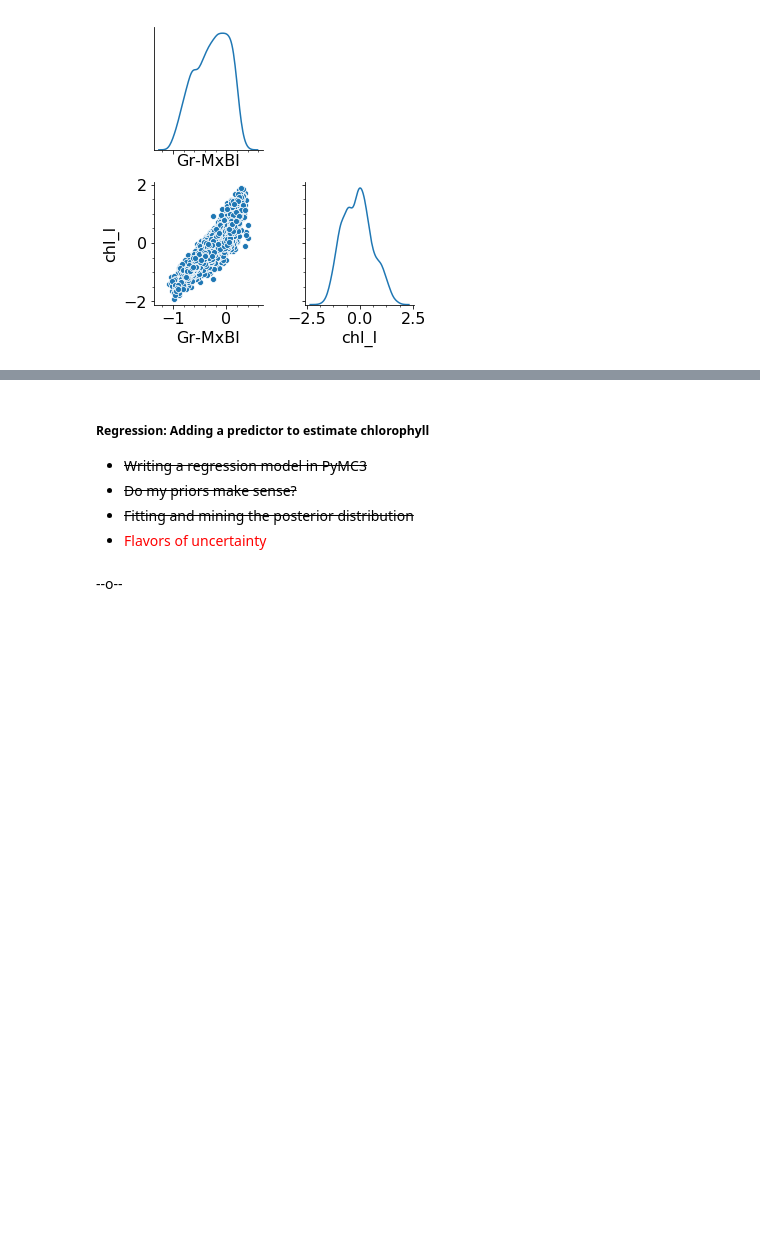
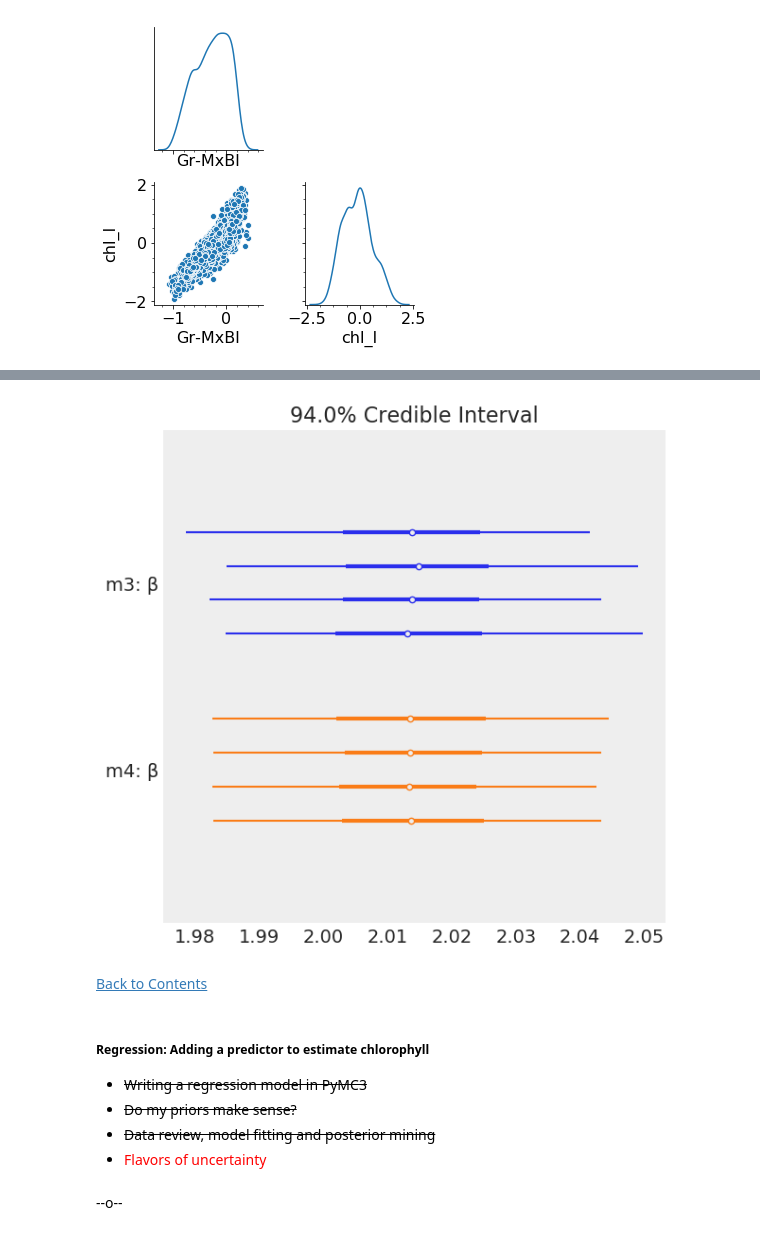
Before and after one commit to madHatter106/chlorophyll_models, a Jupyter notebook: Bayesian Tutorial.ipynb, the cells around one changed output, grey strips where cells are left out. Cells and saved outputs as stored; diff of their text form; code cells hidden in the pictures; blank space fills up the shorter version.

```diff
--- a/Bayesian Tutorial.ipynb
+++ b/Bayesian Tutorial.ipynb
@@ -893,7 +897,7 @@ with pm.Model() as m3:
     α = pm.Normal('α', mu=0, sd=0.5)
     β = pm.Normal('β', mu=0, sd=0.5)
     σ = pm.Uniform('σ', lower=0, upper=2)
-    μ = α + β * x
+    μ = α + β * x_c
     lkl = pm.Normal('likelihood', mu=μ, sd=σ,
                     observed=y)
 # %%
@@ -913,8 +917,9 @@ pl.xlabel('centered log(Gr-to-MaxBlue)');
 with pm.Model() as m4:
     α = pm.Normal('α', mu=0, sd=0.5)
     β = pm.HalfNormal('β', sd=0.5)
-    σ = pm.Uniform('σ', lower=0, upper=2)
-    μ = α + β * x
+    #σ = pm.Uniform('σ', lower=0, upper=2)
+    σ = pm.Exponential('σ', lam=1)
+    μ = α + β * x_c
     lkl = pm.Normal('likelihood', mu=μ, sd=σ,
                     observed=y)
 # %%
@@ -947,3 +955,5 @@ make_lower_triangle(g3)
 # %%
 with m3:
     trace_m3 = pm.sample(2000, tune=1000, chains=4)
+with m4:
+    trace_m4 = pm.sample(2000, tune=1000, chains=4)
@@ -952,8 +969,16 @@ pm.traceplot(trace_m3);
+# %%
+ar.style.use('arviz-darkgrid')
+ar.plot_forest([trace_m3, trace_m4], model_names=['m3', 'm4'], var_names=['β']);
+# %% [output]
+[figure, added]
+# %% [markdown]
+[Back to Contents](#TOP)
+<a id='UNC'></a>
 # %% [markdown]
 ##### Regression: Adding a  predictor to estimate chlorophyll
 * ~~Writing a regression model in PyMC3~~
 * ~~Do my priors make sense?~~
-* ~~Fitting and mining the posterior distribution~~
+* ~~Data review, model fitting and posterior mining~~
 * <font color=red>Flavors of uncertainty</font>
 # %% [markdown]
 --o--
```
Also changed, not shown: parts of 11 cells of this notebook.
